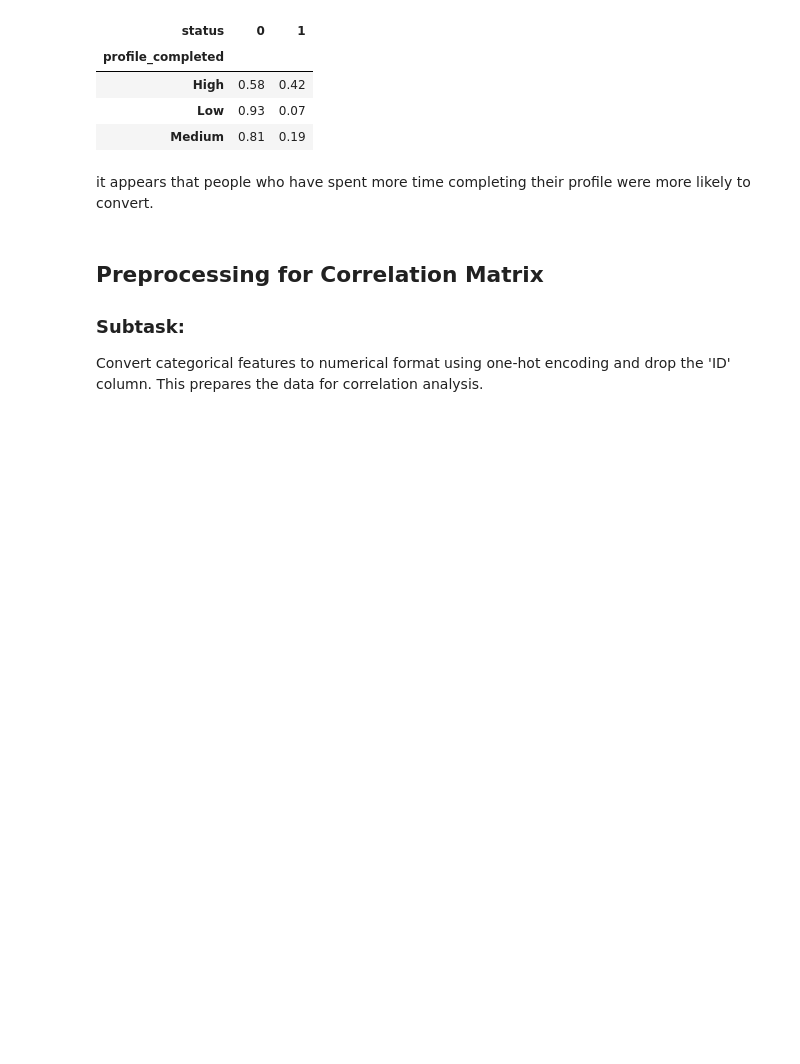
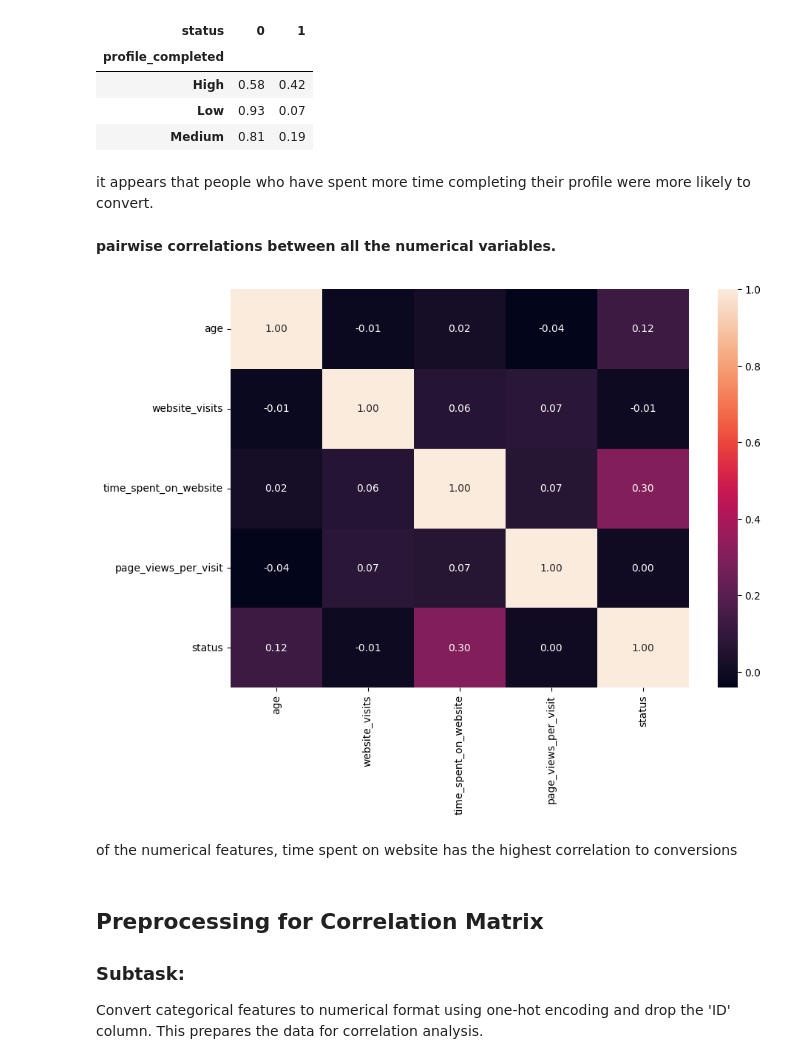
Before and after one commit to mikejoe144/MIT_Course_ElectiveProject, a Jupyter notebook: Learner Notebook - Full Code Version - Potential Customers Prediction.ipynb, the cells around one changed output. Drawn from its saved outputs; the diff is of its cells as text; code cells hidden in the pictures; blank space fills up the shorter version.

```diff
--- a/Learner Notebook - Full Code Version - Potential Customers Prediction.ipynb
+++ b/Learner Notebook - Full Code Version - Potential Customers Prediction.ipynb
@@ -408,6 +408,22 @@ display(profile_completed_status.round(2))
 | Medium | 0.81 | 0.19 |
 # %% [markdown]
 it appears that people who have spent more time completing their profile were more likely to convert.
+# %% [markdown]
+**pairwise correlations between all the numerical variables.**
+# %%
+plt.figure(figsize=(10, 7))
+
+# Select only the numeric columns
+numeric_data = df.select_dtypes(include='number')
+
+# Plot the heatmap
+sns.heatmap(numeric_data.corr(), annot=True, fmt=".2f")
+
+plt.show()
+# %% [output]
+[figure, added]
+# %% [markdown]
+of the numerical features, time spent on website has the highest correlation to conversions
 # %% [markdown]
 ## Preprocessing for Correlation Matrix
 
```
Also changed, not shown: parts of 7 cells of this notebook.
